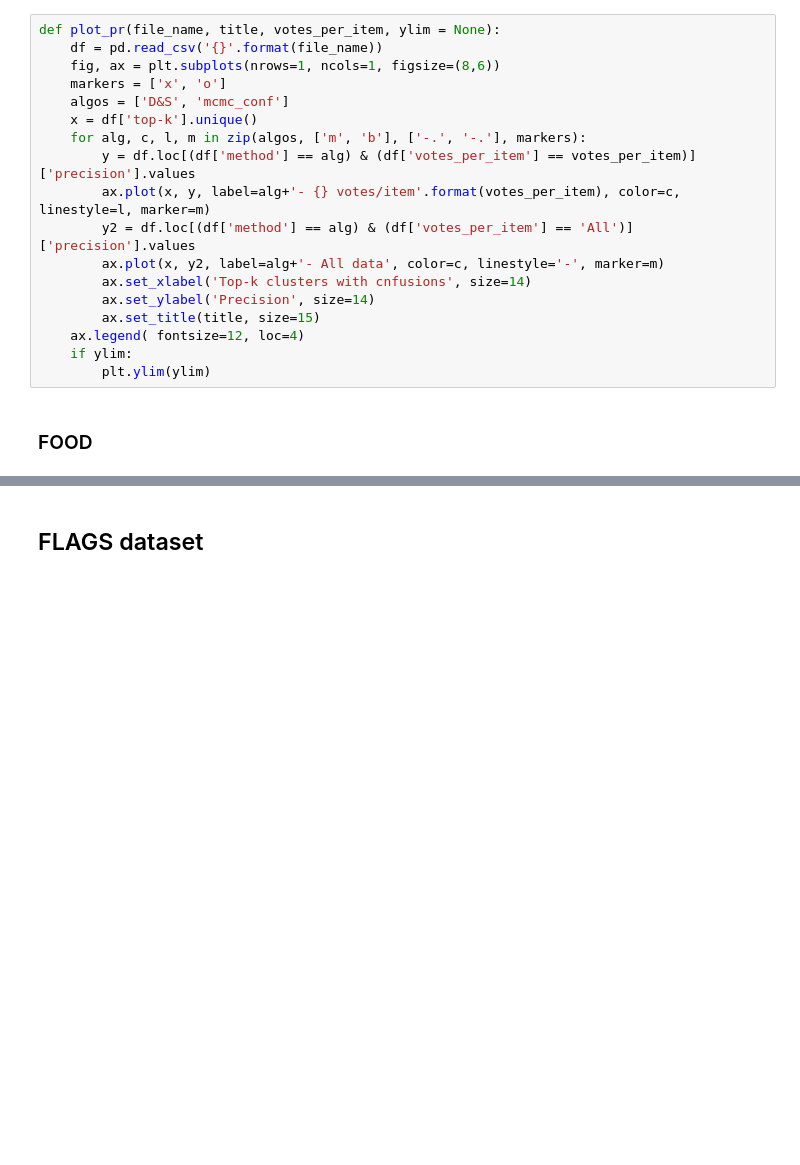
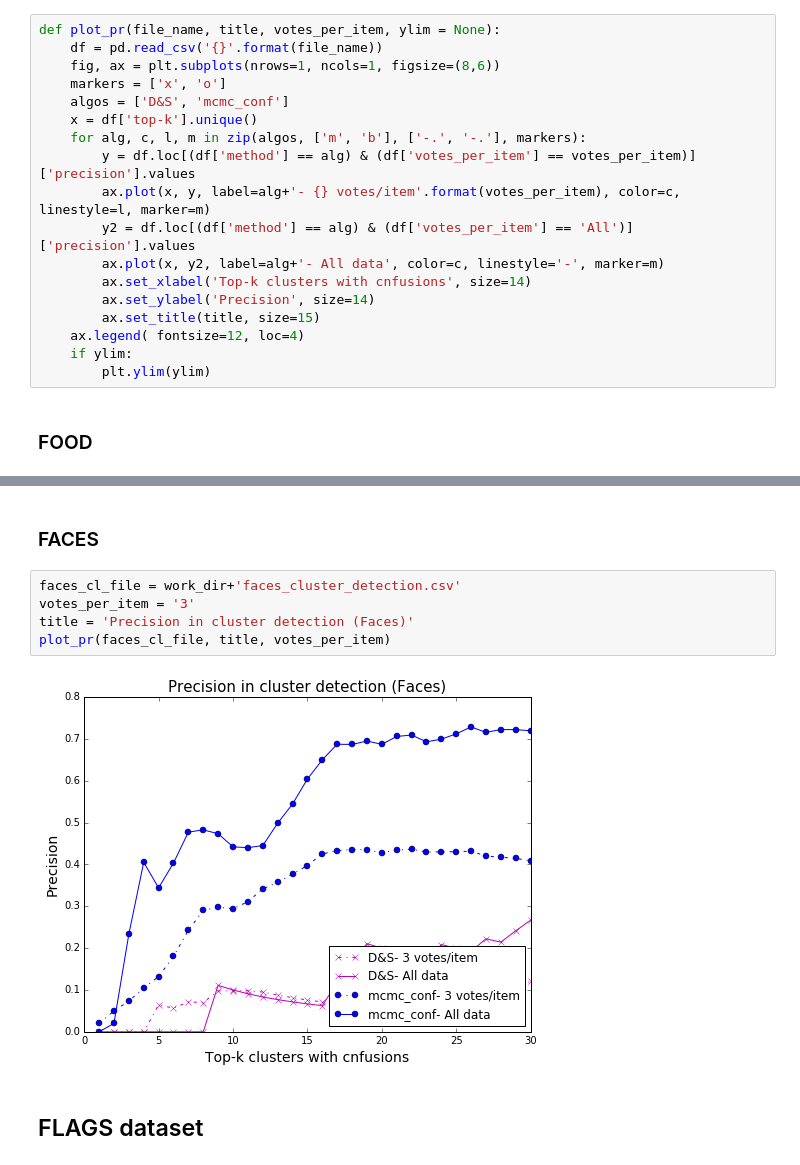
Before and after one commit to Evgeneus/fuzzy-data-fusion, a Jupyter notebook: experiment/notebooks/experiments.ipynb, the cells around one changed output, grey strips where cells are left out. Drawn from its saved outputs; the diff is of its cells as text; blank space fills up the shorter version.

Commit message:
data/notebook/Precision in Cluster Detection

```diff
--- a/experiment/notebooks/experiments.ipynb
+++ b/experiment/notebooks/experiments.ipynb
@@ -281,3 +281,12 @@ plot_pr(food_cl_file, title, votes_per_item)
+# %% [markdown]
+### FACES
+# %%
+faces_cl_file = work_dir+'faces_cluster_detection.csv'
+votes_per_item = '3'
+title = 'Precision in cluster detection (Faces)'
+plot_pr(faces_cl_file, title, votes_per_item)
+# %% [output]
+[figure, added]
 # %% [markdown]
 ## FLAGS dataset
 # %%
```
Also changed, not shown: parts of 3 cells of this notebook, 4 other files.
